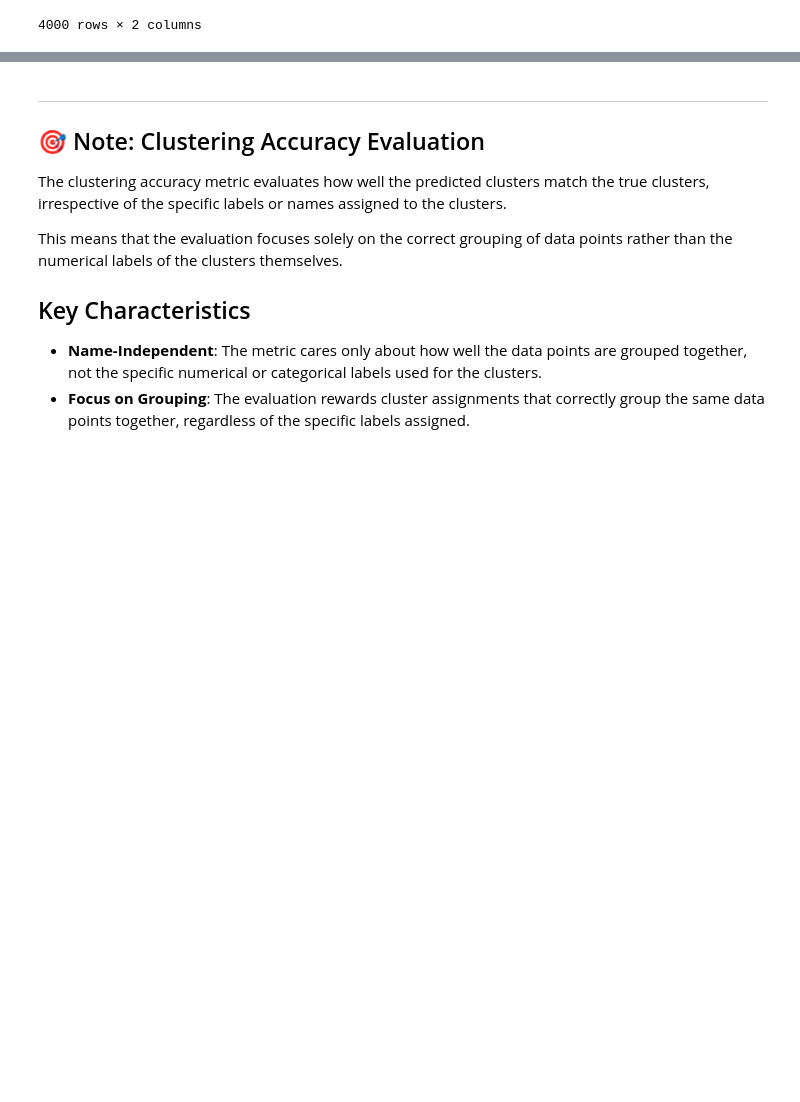
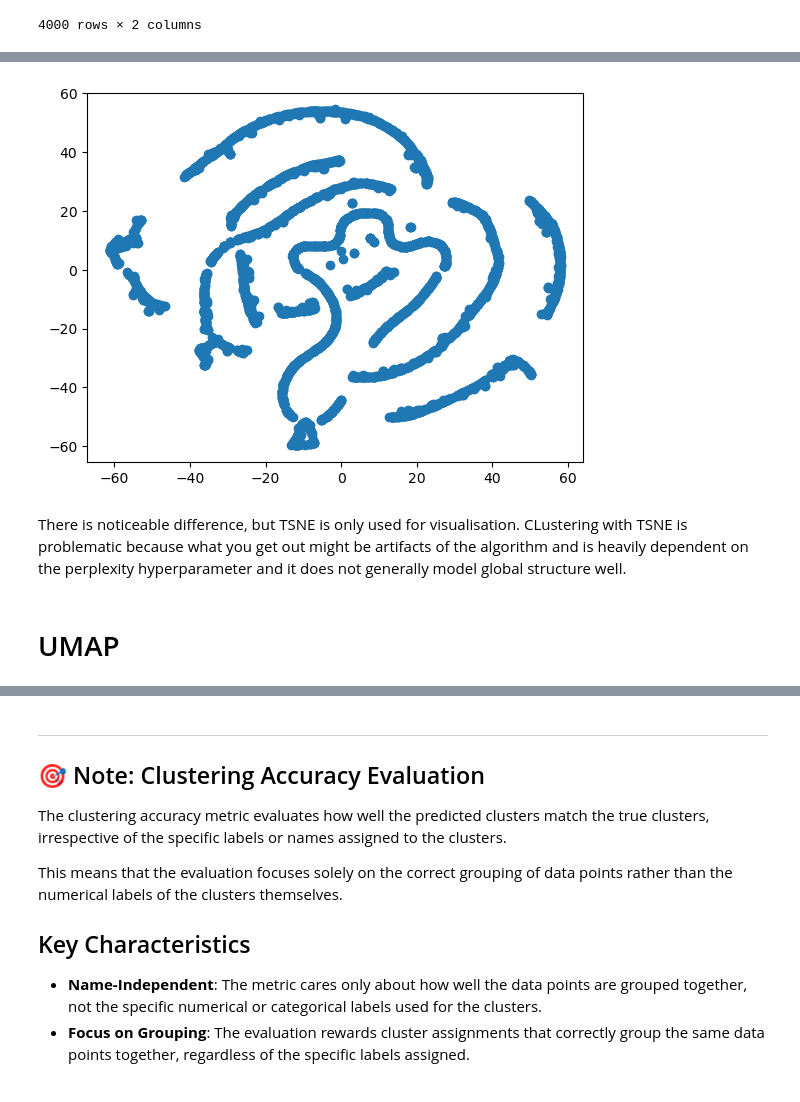
Before and after one commit to MKMC1/TDT4172, a Jupyter notebook: Assignment2_blueprint/Chapter_2.ipynb, the cells around one changed output, grey strips where cells are left out. Drawn from its saved outputs; the diff is of its cells as text; code cells hidden in the pictures; blank space fills up the shorter version.

```diff
--- a/Assignment2_blueprint/Chapter_2.ipynb
+++ b/Assignment2_blueprint/Chapter_2.ipynb
@@ -500,0 +538,3 @@ sample_submission
+# %%
+pca_90 = PCA(.9)
+pca_90.fit(data.iloc[:, 1:])
@@ -500,0 +556,12 @@ sample_submission
+# %%
+pca_results_90 = pca_90.transform(data.iloc[:, 1:])
+tsne_90 = TSNE(n_components=2, perplexity=50, random_state=42, n_jobs=-1)
+tsne_results_90 = tsne_90.fit_transform(pca_results_90)
+plt.scatter(tsne_results_90[:, 0], tsne_results_90[:, 1])
+plt.show()
+# %% [output]
+[figure, added]
+# %% [markdown]
+There is noticeable difference, but TSNE is only used for visualisation. CLustering with TSNE is problematic because what you get out might be artifacts of the algorithm and is heavily dependent on the perplexity hyperparameter and it does not generally model global structure well.
+# %% [markdown]
+# UMAP
```
Also changed, not shown: parts of 35 cells of this notebook, 1 other file.
